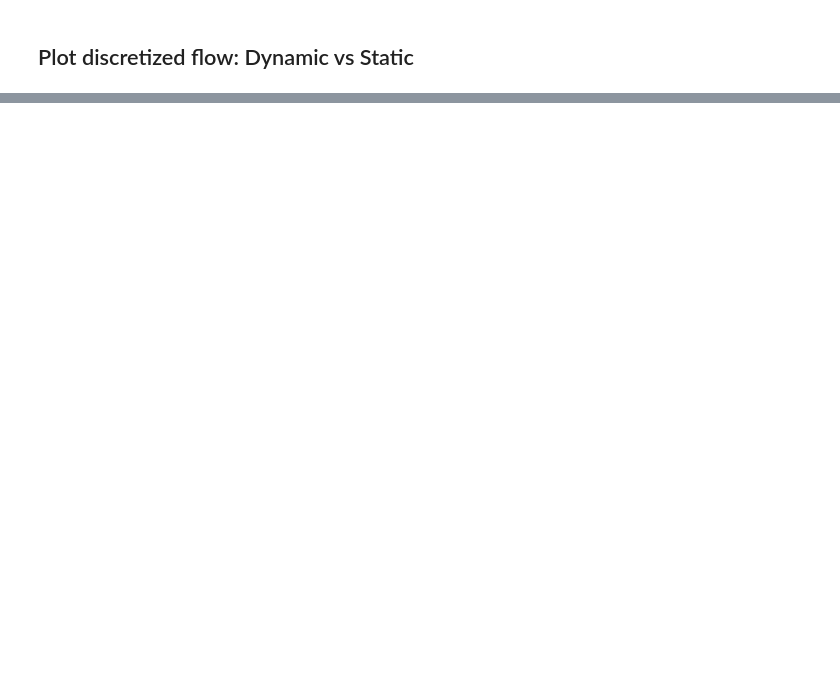
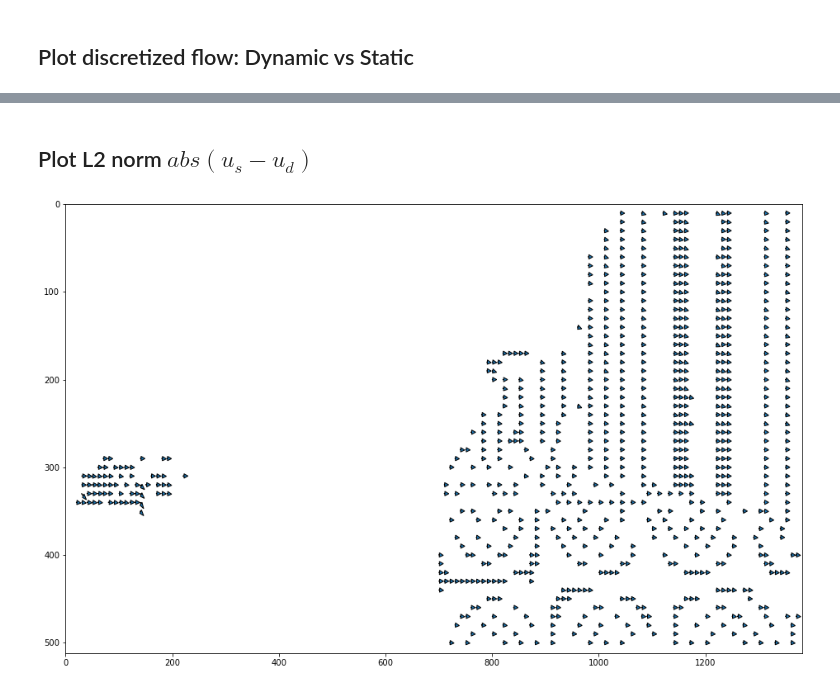
Before and after one commit to jonasdieker/motion_segmentation, a Jupyter notebook: unsupervised/static_scene_flow.ipynb, the cells around one changed output, grey strips where cells are left out. Cells and saved outputs as stored; diff of their text form; code cells hidden in the pictures; blank space fills up the shorter version.

```diff
--- a/unsupervised/static_scene_flow.ipynb
+++ b/unsupervised/static_scene_flow.ipynb
@@ -242,0 +275,7 @@ plot_sparse_vecs(flow)
+# %% [markdown]
+## Plot L2 norm $abs(u_s - u_d)$
+# %%
+diff_flow = np.square(flow-backward_dynamic_flow)
+plot_sparse_vecs(diff_flow, sparseness=10, cutoff=1)
+# %% [output]
+[figure, added]
```
Also changed, not shown: parts of 7 cells of this notebook.
